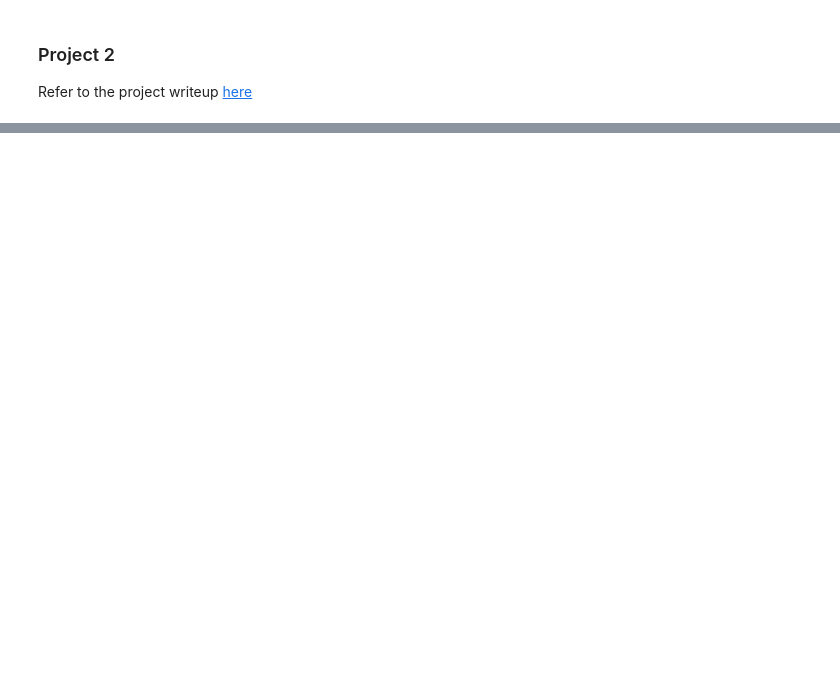
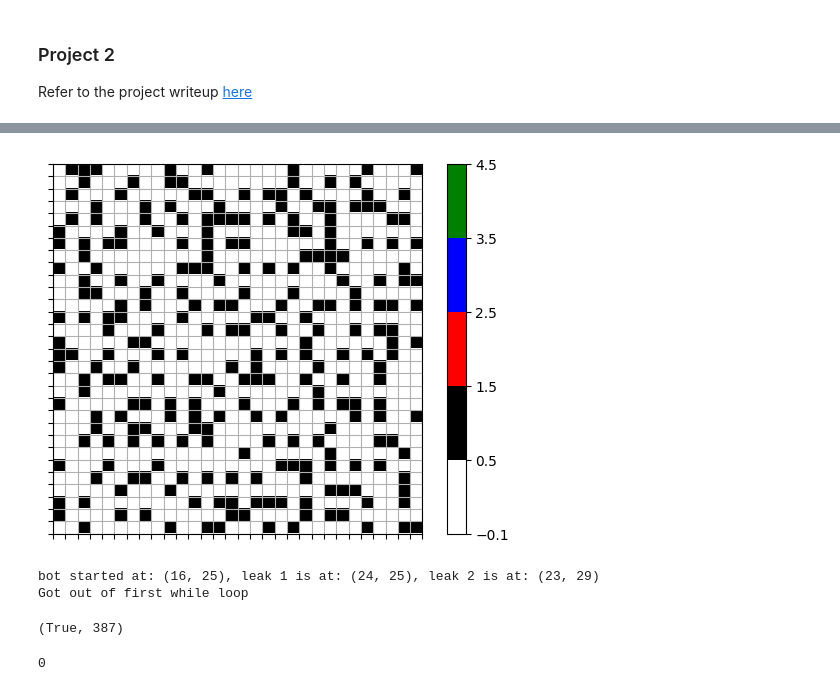
Before and after one commit to chiraggodha/AI-Project-2, a Jupyter notebook: main.ipynb, the cells around one changed output, grey strips where cells are left out. Cells and saved outputs as stored; diff of their text form; code cells hidden in the pictures; blank space fills up the shorter version.

```diff
--- a/main.ipynb
+++ b/main.ipynb
@@ -212,0 +285,20 @@ bot started at: (25, 11), leak 1 is at: (3, 20), leak 2 is at: (7, 13)
+# %%
+space_ship = ship.CreateShip(30)
+space_ship.OpenShip()
+space_ship.populateClosedCells()
+space_ship.ShowShip()
+# %% [output]
+[figure, added]
+# %%
+Bot9(space_ship, 0.05)
+# %% [output]
+bot started at: (16, 25), leak 1 is at: (24, 25), leak 2 is at: (23, 29)
+Got out of first while loop
+(True, 387)
+# %%
+from KB import KnowledgeBase
+
+kb = KnowledgeBase()
+kb.get_probability_for_pair(0, 0)
+# %% [output]
+0
```
Also changed, not shown: parts of 14 cells of this notebook, 1 other file.
